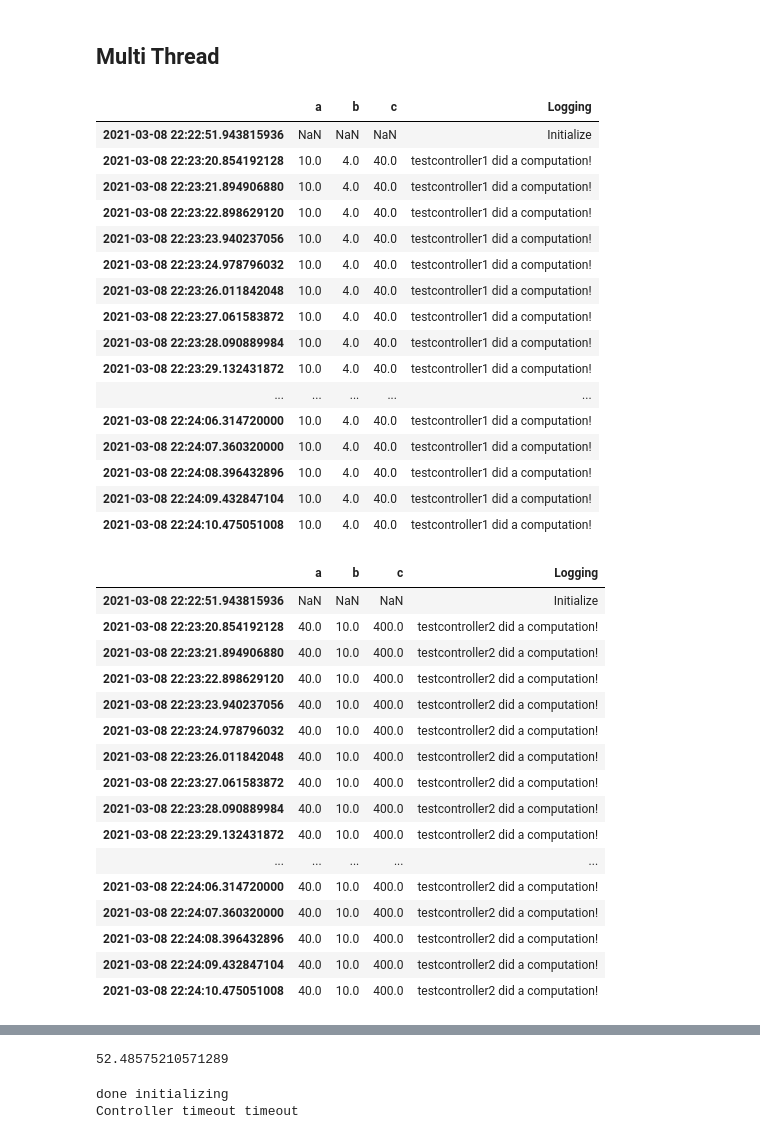
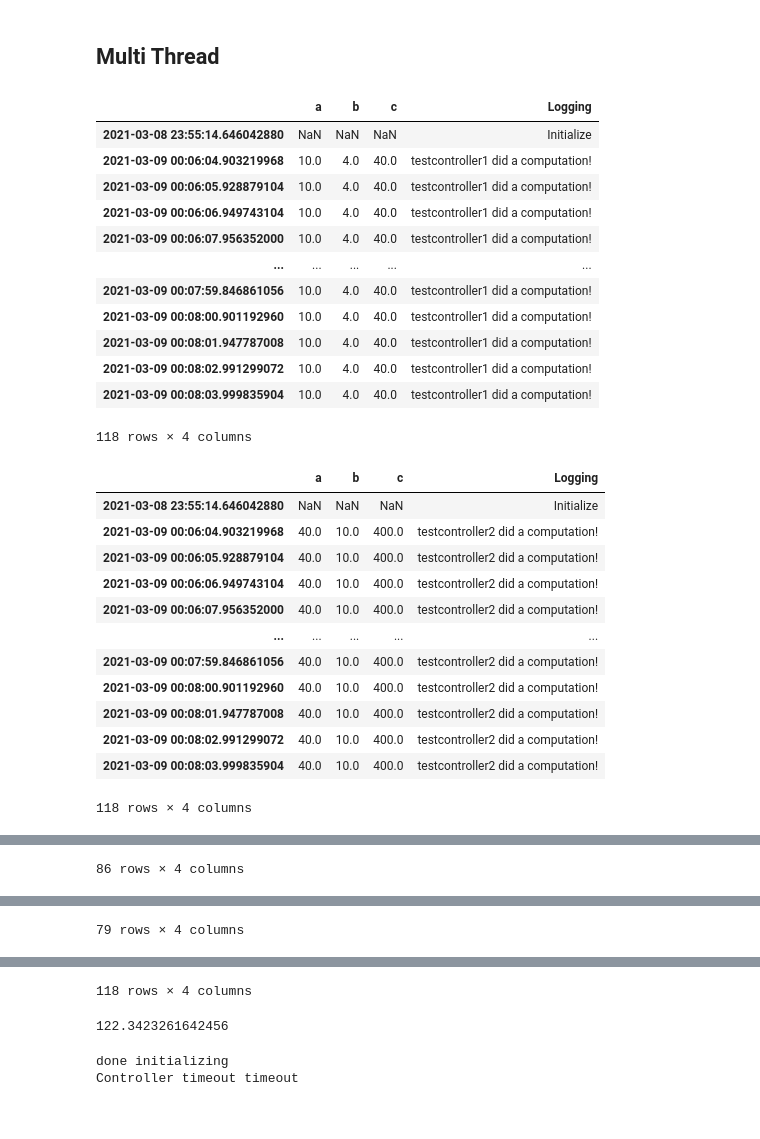
Before and after one commit to LBNL-ETA/FMLC, a Jupyter notebook: Examples/Test.ipynb, the cells around one changed output, grey strips where cells are left out. Cells and saved outputs as stored; diff of their text form; code cells hidden in the pictures.

```diff
--- a/Examples/Test.ipynb
+++ b/Examples/Test.ipynb
@@ -166,66 +168,58 @@ controllers = {}
 controllers['forecast1'] = {'fun':testcontroller1, 'sampletime':1}
 controllers['mpc1'] = {'fun':testcontroller2, 'sampletime':'forecast1'}
 controllers['control1'] = {'fun':testcontroller3, 'sampletime':'mpc1'}
 controllers['forecast2'] = {'fun':testcontroller3, 'sampletime':1}
 controllers['forecast3'] = {'fun':testcontroller1, 'sampletime':1}
 
 # Create a mapping of inputs for each controller
 mapping = {}
 mapping['forecast1_a'] = 10
 mapping['forecast1_b'] = 4
 mapping['forecast2_a'] = 20
 mapping['forecast2_b'] = 4
 mapping['forecast3_a'] = 30
 mapping['forecast3_b'] = 4
 mapping['mpc1_a'] = 'forecast1_c'
 mapping['mpc1_b'] = 'forecast1_a'
 mapping['control1_a'] = 'mpc1_c'
 mapping['control1_b'] = 'mpc1_a'
-ctrl_stack = controller_stack(controllers, mapping, tz=-8, debug=True, parallel=True, timeout=2)
+ctrl_stack = controller_stack(controllers, mapping, tz=-8, debug=True, parallel=True, workers=200, timeout=2)
 
 
 # Call query_control 6 times. We should expect there are 6 records(excluding NaN) for each task.
 # In multi thread mod, each call of query_control will trigger a computation for one controller within each task.
 # We assign tasks based on input dependency. Since the inputs of mpc1 and control1 depend on the out put of
 # forecast1, they are in the same task as forecast1.
 t = time.time()
-ctrl_stack.run_query_control_for(50)
+ctrl_stack.run_query_control_for(120)
 for df in ctrl_stack.log_to_df().values():
     display(df)
 print(time.time() - t)
 # %% [output]
 |  | a | b | c | Logging |
-| 2021-03-08 22:22:51.943815936 | NaN | NaN | NaN | Initialize |
-| 2021-03-08 22:23:20.854192128 | 10.0 | 4.0 | 40.0 | testcontroller1 did a computation! |
-| 2021-03-08 22:23:21.894906880 | 10.0 | 4.0 | 40.0 | testcontroller1 did a computation! |
-| 2021-03-08 22:23:22.898629120 | 10.0 | 4.0 | 40.0 | testcontroller1 did a computation! |
-| 2021-03-08 22:23:23.940237056 | 10.0 | 4.0 | 40.0 | testcontroller1 did a computation! |
-| 2021-03-08 22:23:24.978796032 | 10.0 | 4.0 | 40.0 | testcontroller1 did a computation! |
-| 2021-03-08 22:23:26.011842048 | 10.0 | 4.0 | 40.0 | testcontroller1 did a computation! |
-| 2021-03-08 22:23:27.061583872 | 10.0 | 4.0 | 40.0 | testcontroller1 did a computation! |
-| 2021-03-08 22:23:28.090889984 | 10.0 | 4.0 | 40.0 | testcontroller1 did a computation! |
-| 2021-03-08 22:23:29.132431872 | 10.0 | 4.0 | 40.0 | testcontroller1 did a computation! |
+| 2021-03-08 23:55:14.646042880 | NaN | NaN | NaN | Initialize |
+| 2021-03-09 00:06:04.903219968 | 10.0 | 4.0 | 40.0 | testcontroller1 did a computation! |
+| 2021-03-09 00:06:05.928879104 | 10.0 | 4.0 | 40.0 | testcontroller1 did a computation! |
+| 2021-03-09 00:06:06.949743104 | 10.0 | 4.0 | 40.0 | testcontroller1 did a computation! |
+| 2021-03-09 00:06:07.956352000 | 10.0 | 4.0 | 40.0 | testcontroller1 did a computation! |
 | ... | ... | ... | ... | ... |
-| 2021-03-08 22:24:06.314720000 | 10.0 | 4.0 | 40.0 | testcontroller1 did a computation! |
-| 2021-03-08 22:24:07.360320000 | 10.0 | 4.0 | 40.0 | testcontroller1 did a computation! |
-| 2021-03-08 22:24:08.396432896 | 10.0 | 4.0 | 40.0 | testcontroller1 did a computation! |
-| 2021-03-08 22:24:09.432847104 | 10.0 | 4.0 | 40.0 | testcontroller1 did a computation! |
-| 2021-03-08 22:24:10.475051008 | 10.0 | 4.0 | 40.0 | testcontroller1 did a computation! |
+| 2021-03-09 00:07:59.846861056 | 10.0 | 4.0 | 40.0 | testcontroller1 did a computation! |
+| 2021-03-09 00:08:00.901192960 | 10.0 | 4.0 | 40.0 | testcontroller1 did a computation! |
+| 2021-03-09 00:08:01.947787008 | 10.0 | 4.0 | 40.0 | testcontroller1 did a computation! |
+| 2021-03-09 00:08:02.991299072 | 10.0 | 4.0 | 40.0 | testcontroller1 did a computation! |
+| 2021-03-09 00:08:03.999835904 | 10.0 | 4.0 | 40.0 | testcontroller1 did a computation! |
+118 rows × 4 columns
 |  | a | b | c | Logging |
-| 2021-03-08 22:22:51.943815936 | NaN | NaN | NaN | Initialize |
-| 2021-03-08 22:23:20.854192128 | 40.0 | 10.0 | 400.0 | testcontroller2 did a computation! |
-| 2021-03-08 22:23:21.894906880 | 40.0 | 10.0 | 400.0 | testcontroller2 did a computation! |
-| 2021-03-08 22:23:22.898629120 | 40.0 | 10.0 | 400.0 | testcontroller2 did a computation! |
-| 2021-03-08 22:23:23.940237056 | 40.0 | 10.0 | 400.0 | testcontroller2 did a computation! |
-| 2021-03-08 22:23:24.978796032 | 40.0 | 10.0 | 400.0 | testcontroller2 did a computation! |
-| 2021-03-08 22:23:26.011842048 | 40.0 | 10.0 | 400.0 | testcontroller2 did a computation! |
-| 2021-03-08 22:23:27.061583872 | 40.0 | 10.0 | 400.0 | testcontroller2 did a computation! |
-| 2021-03-08 22:23:28.090889984 | 40.0 | 10.0 | 400.0 | testcontroller2 did a computation! |
-| 2021-03-08 22:23:29.132431872 | 40.0 | 10.0 | 400.0 | testcontroller2 did a computation! |
+| 2021-03-08 23:55:14.646042880 | NaN | NaN | NaN | Initialize |
+| 2021-03-09 00:06:04.903219968 | 40.0 | 10.0 | 400.0 | testcontroller2 did a computation! |
+| 2021-03-09 00:06:05.928879104 | 40.0 | 10.0 | 400.0 | testcontroller2 did a computation! |
+| 2021-03-09 00:06:06.949743104 | 40.0 | 10.0 | 400.0 | testcontroller2 did a computation! |
+| 2021-03-09 00:06:07.956352000 | 40.0 | 10.0 | 400.0 | testcontroller2 did a computation! |
 | ... | ... | ... | ... | ... |
-| 2021-03-08 22:24:06.314720000 | 40.0 | 10.0 | 400.0 | testcontroller2 did a computation! |
-| 2021-03-08 22:24:07.360320000 | 40.0 | 10.0 | 400.0 | testcontroller2 did a computation! |
-| 2021-03-08 22:24:08.396432896 | 40.0 | 10.0 | 400.0 | testcontroller2 did a computation! |
-| 2021-03-08 22:24:09.432847104 | 40.0 | 10.0 | 400.0 | testcontroller2 did a computation! |
-| 2021-03-08 22:24:10.475051008 | 40.0 | 10.0 | 400.0 | testcontroller2 did a computation! |
+| 2021-03-09 00:07:59.846861056 | 40.0 | 10.0 | 400.0 | testcontroller2 did a computation! |
+| 2021-03-09 00:08:00.901192960 | 40.0 | 10.0 | 400.0 | testcontroller2 did a computation! |
+| 2021-03-09 00:08:01.947787008 | 40.0 | 10.0 | 400.0 | testcontroller2 did a computation! |
+| 2021-03-09 00:08:02.991299072 | 40.0 | 10.0 | 400.0 | testcontroller2 did a computation! |
+| 2021-03-09 00:08:03.999835904 | 40.0 | 10.0 | 400.0 | testcontroller2 did a computation! |
+118 rows × 4 columns
 |  | a | b | c | Logging |
@@ -248 +237,2 @@ print(time.time() - t)
+86 rows × 4 columns
 |  | a | b | c | Logging |
@@ -265 +250,2 @@ print(time.time() - t)
+79 rows × 4 columns
 |  | a | b | c | Logging |
@@ -282,4 +263,5 @@ print(time.time() - t)
-52.48575210571289
+118 rows × 4 columns
+122.3423261642456
 # %%
 #Adding timeoutcontroller
 controllers['timeout'] = {'fun': timeoutcontroller, 'sampletime': 5}
```
Also changed, not shown: parts of 4 cells of this notebook, 3 other files.
